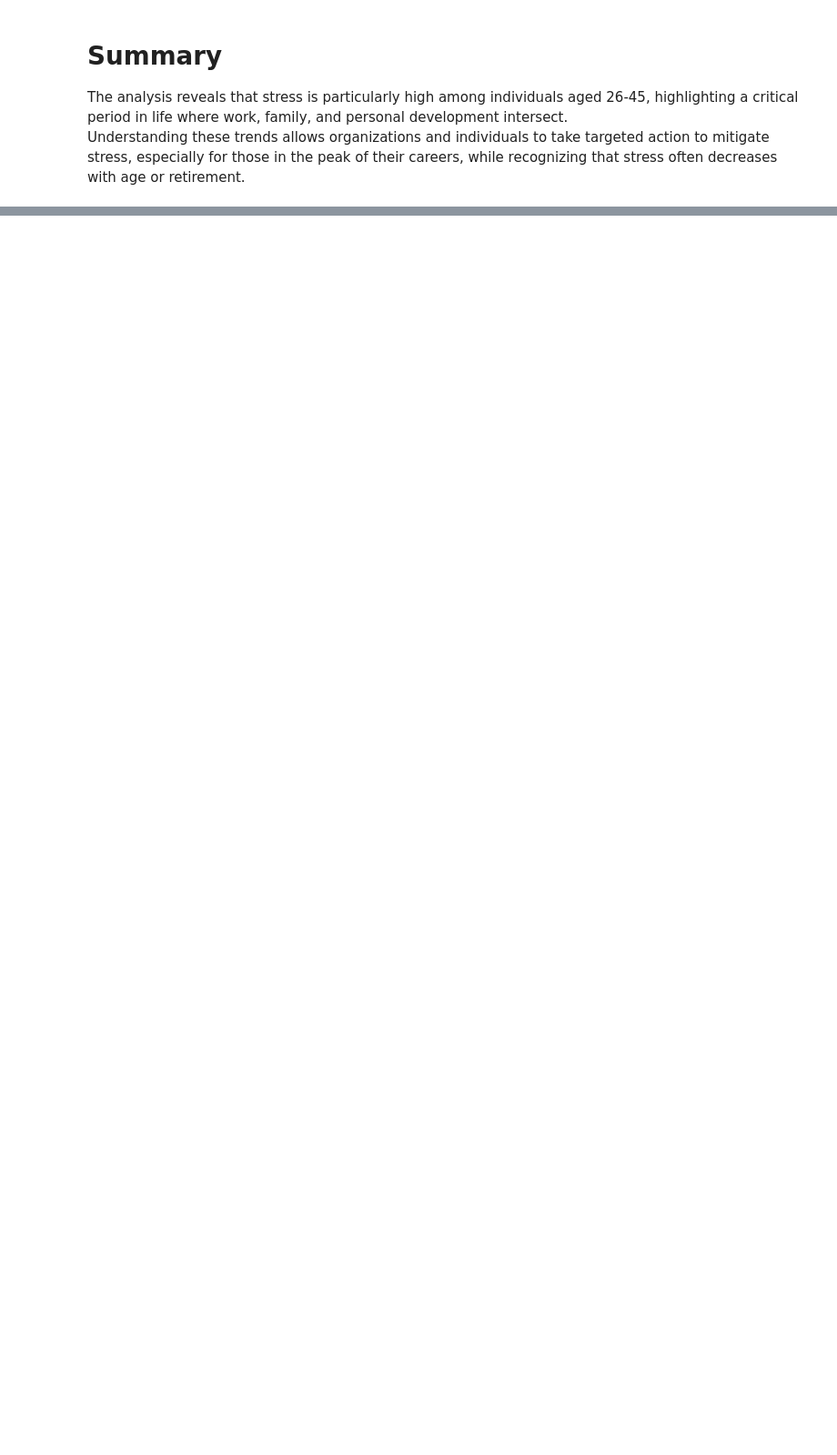
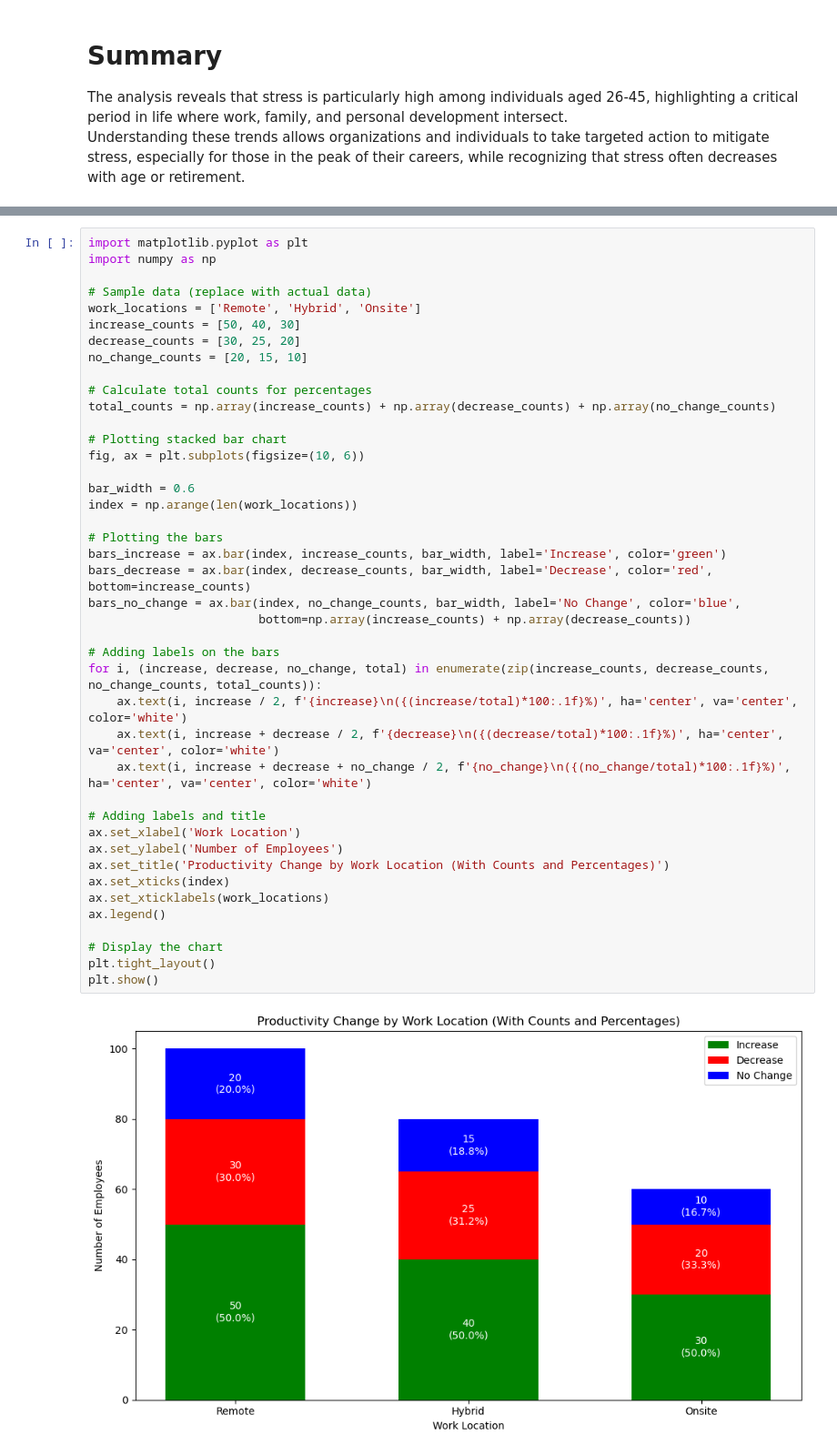
Before and after one commit to faiyted/Project3, a Jupyter notebook: dataset.ipynb, the cells around one changed output, grey strips where cells are left out. Shown: that part at 91% size. Drawn from its saved outputs; the diff is of its cells as text; blank space fills up the shorter version.

```diff
--- a/dataset.ipynb
+++ b/dataset.ipynb
@@ -385,0 +465,44 @@ Understanding these trends allows organizations and individuals to take targeted
+# %%
+import matplotlib.pyplot as plt
+import numpy as np
+
+# Sample data (replace with actual data)
+work_locations = ['Remote', 'Hybrid', 'Onsite']
+increase_counts = [50, 40, 30]
+decrease_counts = [30, 25, 20]
+no_change_counts = [20, 15, 10]
+
+# Calculate total counts for percentages
+total_counts = np.array(increase_counts) + np.array(decrease_counts) + np.array(no_change_counts)
+
+# Plotting stacked bar chart
+fig, ax = plt.subplots(figsize=(10, 6))
+
+bar_width = 0.6
+index = np.arange(len(work_locations))
+
+# Plotting the bars
+bars_increase = ax.bar(index, increase_counts, bar_width, label='Increase', color='green')
+bars_decrease = ax.bar(index, decrease_counts, bar_width, label='Decrease', color='red', bottom=increase_counts)
+bars_no_change = ax.bar(index, no_change_counts, bar_width, label='No Change', color='blue',
+                        bottom=np.array(increase_counts) + np.array(decrease_counts))
+
+# Adding labels on the bars
+for i, (increase, decrease, no_change, total) in enumerate(zip(increase_counts, decrease_counts, no_change_counts, total_counts)):
+    ax.text(i, increase / 2, f'{increase}\n({(increase/total)*100:.1f}%)', ha='center', va='center', color='white')
+    ax.text(i, increase + decrease / 2, f'{decrease}\n({(decrease/total)*100:.1f}%)', ha='center', va='center', color='white')
+    ax.text(i, increase + decrease + no_change / 2, f'{no_change}\n({(no_change/total)*100:.1f}%)', ha='center', va='center', color='white')
+
+# Adding labels and title
+ax.set_xlabel('Work Location')
+ax.set_ylabel('Number of Employees')
+ax.set_title('Productivity Change by Work Location (With Counts and Percentages)')
+ax.set_xticks(index)
+ax.set_xticklabels(work_locations)
+ax.legend()
+
+# Display the chart
+plt.tight_layout()
+plt.show()
+# %% [output]
+[figure, added]
```
Also changed, not shown: parts of 12 cells of this notebook.
